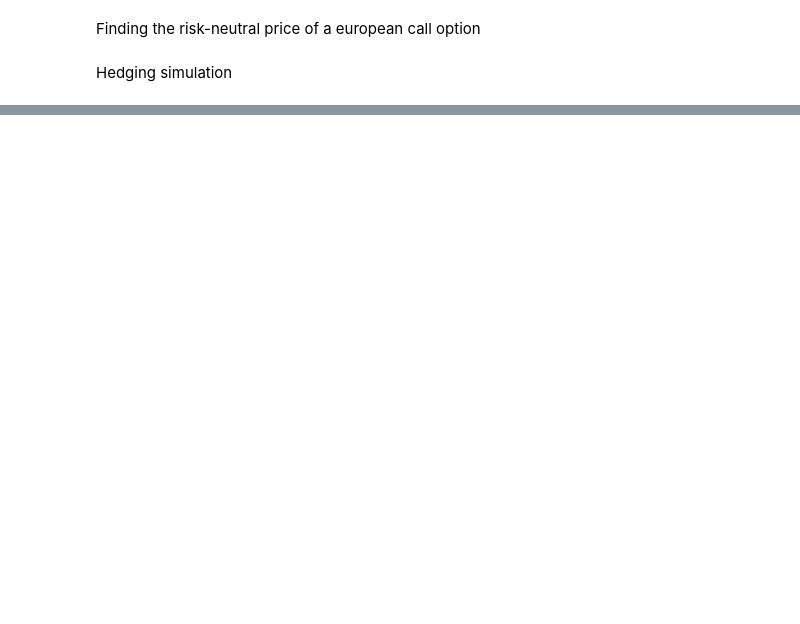
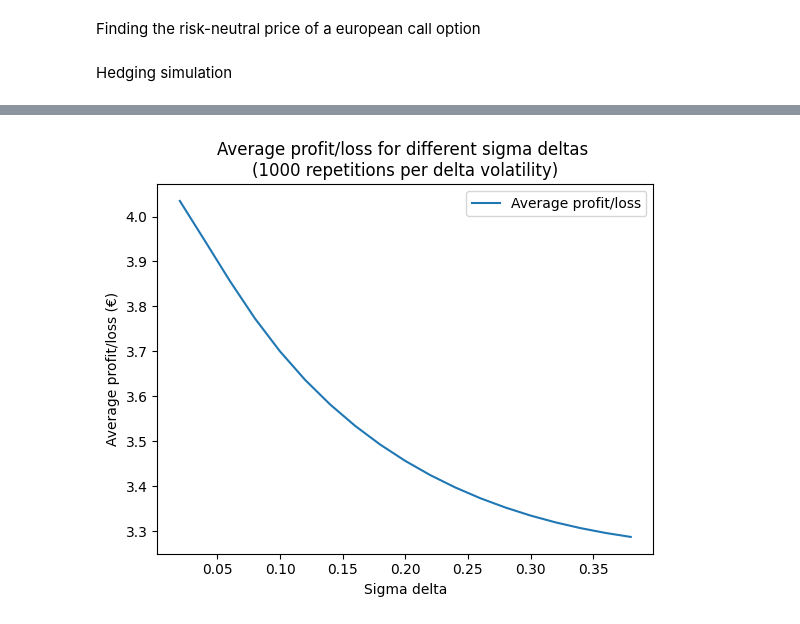
Before and after one commit to ThomasTenDamme/Comp_Finance_Group_16, a Jupyter notebook: Assignment 1/Part 3.ipynb, the cells around one changed output, grey strips where cells are left out. Saved outputs shown, nothing was run; the diff lists cells and outputs as text; code cells hidden in the pictures; blank space fills up the shorter version.

```diff
--- a/Assignment 1/Part 3.ipynb
+++ b/Assignment 1/Part 3.ipynb
@@ -224,0 +323,87 @@ UnboundLocalError: cannot access local variable 'delta' where it is not associat
+# %%
+# Setting the parameters
+S0 = 100  # Initial stock price
+K = 99    # Strike price of the option
+r = 0.06  # Risk-free interest rate
+sigma_stock = 0.20  # Volatility of the stock
+
+T = 1     # Time to maturity
+M = 365   # Number of time steps (assuming daily steps for one year)
+adjustment_frequency = 7 # Frequency of delta adjustment (1 corresponds to daily and 7 to weekly)
+
+sigma_deltas = np.arange(0.02, 0.4, 0.02)
+repetitions = 1000
+
+results = {
+    sigma_delta: np.zeros(repetitions) for sigma_delta in sigma_deltas
+}
+
+for i in range(repetitions):
+    # For fair comparison, we simulate the stock prices only once
+    S, _ = gbm_using_euler(T, r, S0, sigma_stock, M)
+
+    for sigma_delta in sigma_deltas:
+        profits_losses, _, _, _, _ = hedge_simulation(S0, K, r, sigma_stock, sigma_delta, T, M, adjustment_frequency, S=S)
+        results[sigma_delta][i] = profits_losses[-1]
+
+# Plot the average profit/loss for each sigma delta
+average_results = [np.mean(results[i]) for i in sigma_deltas]
+plt.plot(sigma_deltas, average_results, label="Average profit/loss")
+plt.xlabel("Sigma delta")
+plt.ylabel("Average profit/loss (€)")
+plt.title(f"Average profit/loss for different sigma deltas \n({repetitions} repetitions per delta volatility)")
+plt.legend()
+plt.show()
+
+# Plot as a boxplot
+fig, ax = plt.subplots()
+fig.autofmt_xdate()
+plt.boxplot([results[i] for i in sigma_deltas], labels=[round(sigma_delta, 2) for sigma_delta in sigma_deltas])
+plt.xlabel("Sigma delta")
+plt.ylabel("Profit/loss (€)")
+plt.title(f"Profit/loss for different sigma deltas \n({repetitions} repetitions per delta volatility)")
+plt.show()
+
+# Plot the profit / loss variance for each sigma delta
+variance_results = [np.var(results[i]) for i in sigma_deltas]
+plt.plot(sigma_deltas, variance_results, label="Profit/loss variance")
+
+# add vertical line at lowest value
+min_variance = min(variance_results)
+min_variance_index = variance_results.index(min_variance)
+plt.axvline(x=sigma_deltas[min_variance_index], color='r', linestyle='-', alpha=0.5, label=f"Lowest variance ({round(sigma_deltas[min_variance_index], 2)})")
+
+plt.xlabel("Sigma delta")
+plt.ylabel("Profit/loss variance (€^2)")
+plt.title(f"Profit/loss variance for different sigma deltas \n({repetitions} repetitions per delta volatility)")
+plt.legend()
+plt.show()
+
+# # Now use percentage difference between sigmas as x-axis (rounded to 2 decimals)
+# percentage_difference = [round((sigma_deltas[i] - sigma_stock) / sigma_stock, 2) for i in range(len(sigma_deltas))]
+# plt.plot(percentage_difference, average_results, label="Average profit/loss")
+# plt.xlabel("Percentage difference between sigma deltas")
+# plt.ylabel("Average profit/loss (€)")
+# plt.title(f"Average profit/loss for different percentage differences between sigma deltas \n({repetitions} repetitions per percentage difference)")
+# plt.legend()
+# plt.show()
+
+# # Plot as a boxplot
+# fig, ax = plt.subplots()
+# fig.autofmt_xdate()
+# plt.boxplot([results[i] for i in sigma_deltas], labels=percentage_difference)
+# plt.xlabel("Percentage difference between sigma deltas")
+# plt.ylabel("Profit/loss (€)")
+# plt.title(f"Profit/loss for different percentage differences between sigma deltas \n({repetitions} repetitions per percentage difference)")
+# plt.show()
+
+# # Plot the profit / loss variance for each percentage difference
+# variance_results = [np.var(results[i]) for i in sigma_deltas]
+# plt.plot(percentage_difference, variance_results, label="Profit/loss variance")
+# plt.xlabel("Percentage difference between sigma deltas")
+# plt.ylabel("Profit/loss variance (€^2)")
+# plt.title(f"Profit/loss variance for different percentage differences between sigma deltas \n({repetitions} repetitions per percentage difference)")
+# plt.legend()
+# plt.show()
+# %% [output]
+[figure, added]
```
Also changed, not shown: parts of 6 cells of this notebook.
